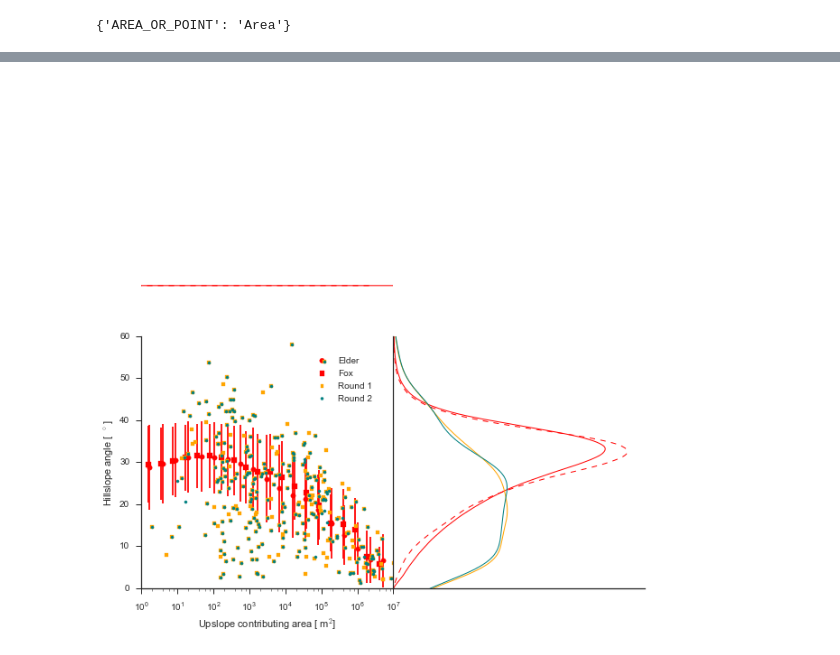
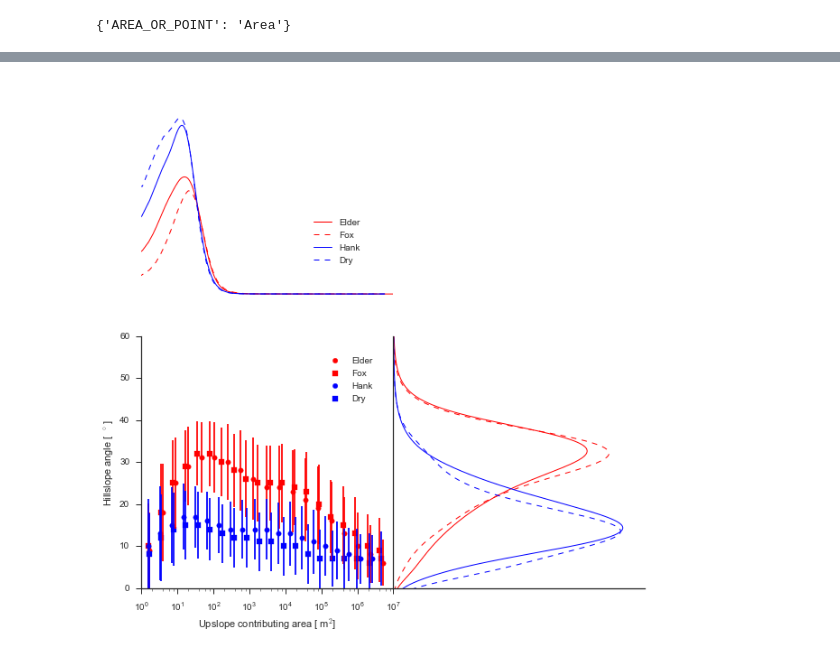
Before and after one commit to jessehahm/SlopeAreaAnalysis, a Jupyter notebook: SlopeAreaAnalysis.ipynb, the cells around one changed output, grey strips where cells are left out. Drawn from its saved outputs; the diff is of its cells as text; code cells hidden in the pictures.

Commit message:
new fig for daniella

```diff
--- a/SlopeAreaAnalysis.ipynb
+++ b/SlopeAreaAnalysis.ipynb
@@ -8,6 +8,8 @@ import matplotlib
 matplotlib.rcParams['pdf.fonttype'] = 42
 %matplotlib inline
 import seaborn as sns
+plt.rcParams["font.sans-serif"] = "Arial"
+
 import pandas as pd
 #merged slope raster, accumulation area raster, and watershed raster into one three band raster.
 # exported this raster into a text file from OSGeo4W command line:
@@ -29,13 +31,17 @@ band1 = ds.GetRasterBand(1)
 band2 = ds.GetRasterBand(2)
 band3 = ds.GetRasterBand(3)
+# %%
+array_1 = band1.ReadAsArray().flatten()
+array_2 = band2.ReadAsArray().flatten()
+array_3 = band3.ReadAsArray().flatten()
 # %%
 # turn into 1-d arrays, and only use values > 0 (sometimes no-value data is very large negative number)
-array = band1.ReadAsArray().flatten()
-array1 = array[array>0]
-array2 = band2.ReadAsArray().flatten()
-array2 = array2[array>0]
-array3 = band3.ReadAsArray().flatten()
-array3 = array3[array>0]
+array1 = array_1[array_1>0]
+# array1 = array_1[array_1<100000000]
+array2 = array_2[array_1>0]
+# array2 = array_2[array_1<100000000]
+array3 = array_3[array_1>0]
+# array3 = array_3[array_1<100000000]
 # %%
 elderSlope = array2[array3 == 1]
 elderArea = array1[array3 == 1]
@@ -99,7 +114,7 @@ bin_stds_dry = [drySlope[indices_dry == i].std() for i in range(1, len(area_bins
 # %%
 def kde_fit(array):
     dens = sm.nonparametric.KDEUnivariate(array)
-    dens.fit()
+    dens.fit(bw=2)#bw = bandwidth; how smooth
     density = dens.density
     value = dens.support
     return density, value
@@ -133,12 +158,12 @@ plotError = True
 
 ax1.plot(elder_area_value, elder_area_density, lw=1, color='r', label="Elder");
 ax1.plot(fox_area_value, fox_area_density, linestyle = '--', lw=1, color='r', label="Fox");
-ax1.plot(round1_area_density, round1_area_value, lw=1, color='orange');
-ax1.plot(round2_area_density, round2_area_value, lw=1, color='teal');
+# ax1.plot(round1_area_density, round1_area_value, lw=1, color='orange');
+# ax1.plot(round2_area_density, round2_area_value, lw=1, color='teal');
 
-# ax1.plot(hank_area_value, hank_area_density, lw=1, color='b', label="Hank");
-# ax1.plot(dry_area_value, dry_area_density, linestyle = '--', lw=1, color='b', label="Dry");
-# ax1.legend(bbox_to_anchor=(.9, .5))
+ax1.plot(hank_area_value, hank_area_density, lw=1, color='b', label="Hank");
+ax1.plot(dry_area_value, dry_area_density, linestyle = '--', lw=1, color='b', label="Dry");
+ax1.legend(bbox_to_anchor=(.9, .5))
 
 ax1.axes.get_yaxis().set_visible(False)
 ax1.axes.get_xaxis().set_visible(False)
@@ -148,14 +173,14 @@ ax1.set_frame_on(False)
 symbolSize = 30
 ax3.scatter(.5*(area_bins_elder[1:]+area_bins_elder[:-1]),bin_medians_elder, s=symbolSize, marker = "o", color = 'r', label="Elder")
 ax3.scatter(.5*(area_bins_fox[1:]+area_bins_fox[:-1]),bin_medians_fox, s=symbolSize, marker = "s", color = 'r', label="Fox")
-# ax3.scatter(.5*(area_bins_hank[1:]+area_bins_hank[:-1]),bin_medians_hank, s=symbolSize, marker = "o", color = 'b', label="Hank")
-# ax3.scatter(.5*(area_bins_dry[1:]+area_bins_dry[:-1]),bin_medians_dry, s=symbolSize, marker = "s", color = 'b', label="Dry")
+ax3.scatter(.5*(area_bins_hank[1:]+area_bins_hank[:-1]),bin_medians_hank, s=symbolSize, marker = "o", color = 'b', label="Hank")
+ax3.scatter(.5*(area_bins_dry[1:]+area_bins_dry[:-1]),bin_medians_dry, s=symbolSize, marker = "s", color = 'b', label="Dry")
 
 if plotError:
     ax3.errorbar(.5*(area_bins_elder[1:]+area_bins_elder[:-1]),bin_medians_elder, yerr=bin_stds_elder, fmt = None, capthick=0, ecolor = 'r')
     ax3.errorbar(.5*(area_bins_fox[1:]+area_bins_fox[:-1]),bin_medians_fox, yerr=bin_stds_fox, fmt = None, capthick=0, ecolor = 'r')
-#     ax3.errorbar(.5*(area_bins_hank[1:]+area_bins_hank[:-1]),bin_medians_hank, yerr=bin_stds_hank, fmt = None, capthick=0, ecolor = 'b')
-#     ax3.errorbar(.5*(area_bins_dry[1:]+area_bins_dry[:-1]),bin_medians_dry, yerr=bin_stds_dry, fmt = None, capthick=0, ecolor = 'b')
+    ax3.errorbar(.5*(area_bins_hank[1:]+area_bins_hank[:-1]),bin_medians_hank, yerr=bin_stds_hank, fmt = None, capthick=0, ecolor = 'b')
+    ax3.errorbar(.5*(area_bins_dry[1:]+area_bins_dry[:-1]),bin_medians_dry, yerr=bin_stds_dry, fmt = None, capthick=0, ecolor = 'b')
 
 #ax3.fill_between(.5*(area_bins_elder[1:]+area_bins_elder[:-1]),np.subtract(bin_medians_elder, bin_stds_elder), np.add(bin_medians_elder,bin_stds_elder), color = 'r', alpha=0.3)
 #ax3.fill_between(.5*(area_bins_fox[1:]+area_bins_fox[:-1]),np.subtract(bin_medians_fox, bin_stds_fox), np.add(bin_medians_fox,bin_stds_fox), color = 'k', alpha=0.3)
@@ -165,47 +190,47 @@ if plotError:
 
 symbolSize = 10
 alphaLevel=1
-ax3.scatter(r1['flowacc_co'], r1['slp_deg_co'], zorder=100,
-            alpha=alphaLevel, marker = "s", color='orange',
-            label = 'Round 1', s=symbolSize)
-ax3.scatter(r2['flowacc_co'], r2['slp_deg_co'], zorder=100,
-            alpha=alphaLevel, marker = "o", color='teal',
-            label = 'Round 2', s=symbolSize)
+# ax3.scatter(r1['flowacc_co'], r1['slp_deg_co'], zorder=100,
+#             alpha=alphaLevel, marker = "s", color='orange',
+#             label = 'Round 1', s=symbolSize)
+# ax3.scatter(r2['flowacc_co'], r2['slp_deg_co'], zorder=100,
+#             alpha=alphaLevel, marker = "o", color='teal',
+#             label = 'Round 2', s=symbolSize)
 
 
 ax3.legend(bbox_to_anchor=(.95, .95))
 ax3.set_ylabel("Hillslope angle [  $^{\circ}$ ]")
 ax3.set_xlabel("Upslope contributing area [ m$^2$]")
 ax3.set_ylim([0,60])
 ax3.set_xlim([1,10000000])
 # ax3.set_yscale('log')
 ax3.set_xscale('log')
 
 
 ax4.plot(elder_slope_density, elder_slope_value, lw=1, color='r');
 ax4.plot(fox_slope_density, fox_slope_value, linestyle = '--', lw=1, color='r');
-# ax4.plot(hank_slope_density, hank_slope_value, lw=1, color='b');
-# ax4.plot(dry_slope_density, dry_slope_value, linestyle = '--', lw=1, color='b');
+ax4.plot(hank_slope_density, hank_slope_value, lw=1, color='b');
+ax4.plot(dry_slope_density, dry_slope_value, linestyle = '--', lw=1, color='b');
 # ax4.set_yscale('log')
-ax4.plot(round1_slope_density, round1_slope_value, lw=1, color='orange');
-ax4.plot(round2_slope_density, round1_slope_value, lw=1, color='teal');
+# ax4.plot(round1_slope_density, round1_slope_value, lw=1, color='orange');
+# ax4.plot(round2_slope_density, round1_slope_value, lw=1, color='teal');
 
 ax4.axes.get_yaxis().set_visible(False)
 ax4.axes.get_xaxis().set_visible(False)
 
 
 
 sns.despine()
 
 
 
 fig.subplots_adjust(hspace=0)
 fig.subplots_adjust(wspace=0)
 
 ax2.axis('off')
 fig.set_size_inches(10, 10)
-fig.savefig('logS_vs_logA_a.pdf', transparent=True, pad_inches=0)
+fig.savefig('logS_vs_logA_a_Daniella.pdf', transparent=True, pad_inches=0)
 
 plt.show()
 # %% [output]
-[figure, old version]
+[figure, new version]
```
Also changed, not shown: parts of 7 cells of this notebook, 1 other file.
